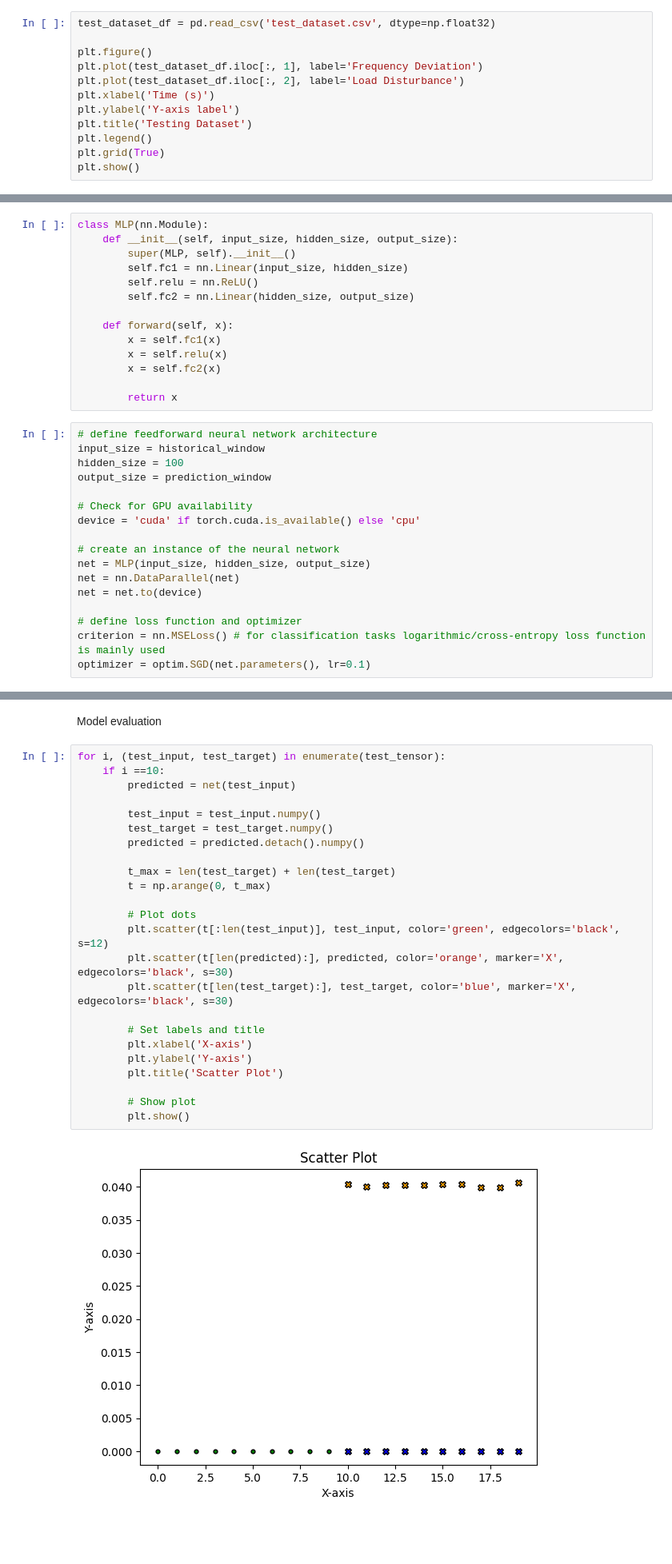
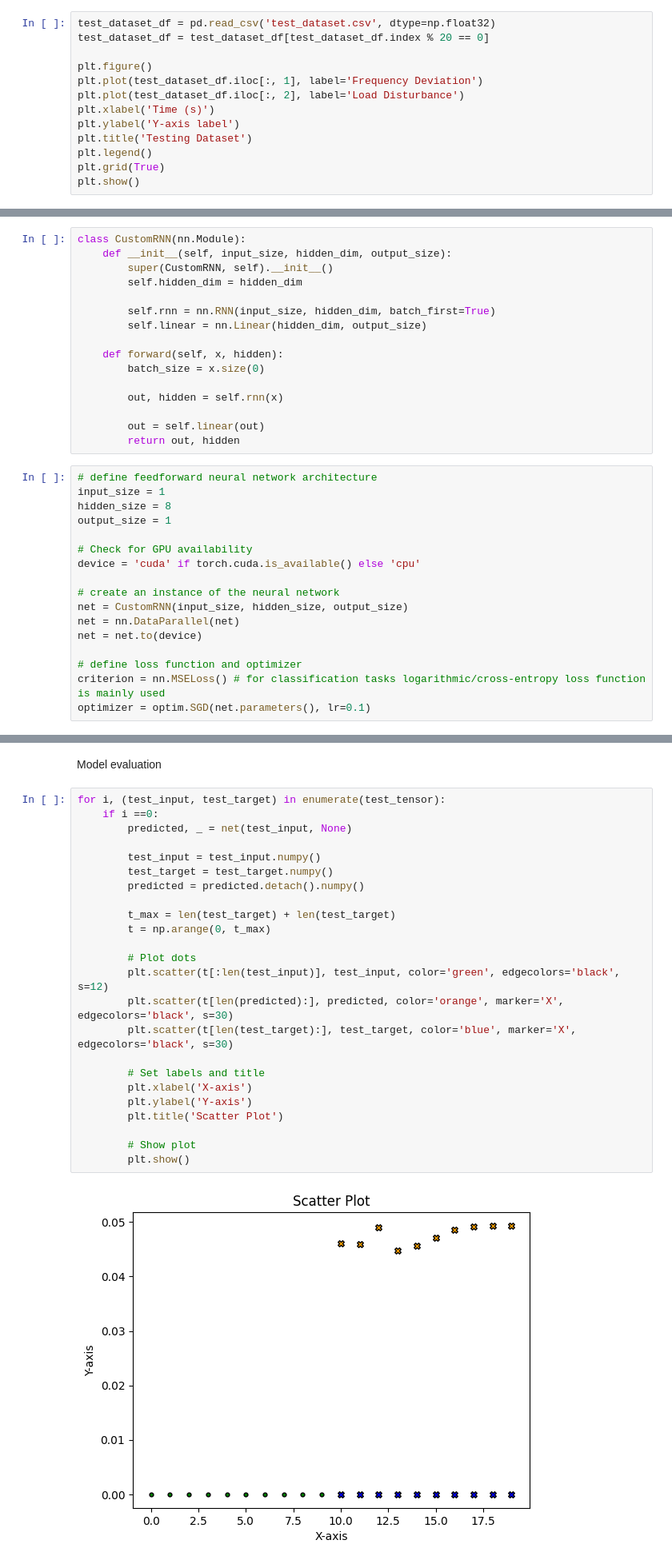
Before and after one commit to Siarzis/ai-tutor, a Jupyter notebook: lfc_disturbance_prediction_rnn.ipynb, the cells around one changed output, grey strips where cells are left out. Shown: that part at 80% size. Cells and saved outputs as stored; diff of their text form; blank space fills up the shorter version.

Commit message:
RNN fully functional - bad output

```diff
--- a/lfc_disturbance_prediction_rnn.ipynb
+++ b/lfc_disturbance_prediction_rnn.ipynb
@@ -34,6 +54,7 @@ plt.show()
 Load and plot the testing data
 # %%
 test_dataset_df = pd.read_csv('test_dataset.csv', dtype=np.float32)
+test_dataset_df = test_dataset_df[test_dataset_df.index % 20 == 0]
 
 plt.figure()
 plt.plot(test_dataset_df.iloc[:, 1], label='Frequency Deviation')
@@ -139,30 +139,32 @@ test_loader = DataLoader(test_tensor, batch_size=64, shuffle=True)
 
 Define the architecture of the RNN using a class
 # %%
-class MLP(nn.Module):
-    def __init__(self, input_size, hidden_size, output_size):
-        super(MLP, self).__init__()
-        self.fc1 = nn.Linear(input_size, hidden_size)
-        self.relu = nn.ReLU()
-        self.fc2 = nn.Linear(hidden_size, output_size)
+class CustomRNN(nn.Module):
+    def __init__(self, input_size, hidden_dim, output_size):
+        super(CustomRNN, self).__init__()
+        self.hidden_dim = hidden_dim
 
-    def forward(self, x):
-        x = self.fc1(x)
-        x = self.relu(x)
-        x = self.fc2(x)
+        self.rnn = nn.RNN(input_size, hidden_dim, batch_first=True)
+        self.linear = nn.Linear(hidden_dim, output_size)
 
-        return x
+    def forward(self, x, hidden):
+        batch_size = x.size(0)
+
+        out, hidden = self.rnn(x)
+
+        out = self.linear(out)
+        return out, hidden
 # %%
 # define feedforward neural network architecture
-input_size = historical_window
-hidden_size = 100
-output_size = prediction_window
+input_size = 1
+hidden_size = 8
+output_size = 1
 
 # Check for GPU availability
 device = 'cuda' if torch.cuda.is_available() else 'cpu'
 
 # create an instance of the neural network
-net = MLP(input_size, hidden_size, output_size)
+net = CustomRNN(input_size, hidden_size, output_size)
 net = nn.DataParallel(net)
 net = net.to(device)
 
@@ -237,30 +244,30 @@ plt.show()
 Model evaluation
 # %%
 for i, (test_input, test_target) in enumerate(test_tensor):
-    if i ==10:
-        predicted = net(test_input)
+    if i ==0:
+        predicted, _ = net(test_input, None)
 
         test_input = test_input.numpy()
         test_target = test_target.numpy()
         predicted = predicted.detach().numpy()
 
         t_max = len(test_target) + len(test_target)
         t = np.arange(0, t_max)
 
         # Plot dots
         plt.scatter(t[:len(test_input)], test_input, color='green', edgecolors='black', s=12)
         plt.scatter(t[len(predicted):], predicted, color='orange', marker='X', edgecolors='black', s=30)
         plt.scatter(t[len(test_target):], test_target, color='blue', marker='X', edgecolors='black', s=30)
 
         # Set labels and title
         plt.xlabel('X-axis')
         plt.ylabel('Y-axis')
         plt.title('Scatter Plot')
 
         # Show plot
         plt.show()
 # %% [output]
-[figure, old version]
+[figure, new version]
 # %%
 num_points = 150
 seq_length = 10
```
Also changed, not shown: parts of 5 cells of this notebook.
